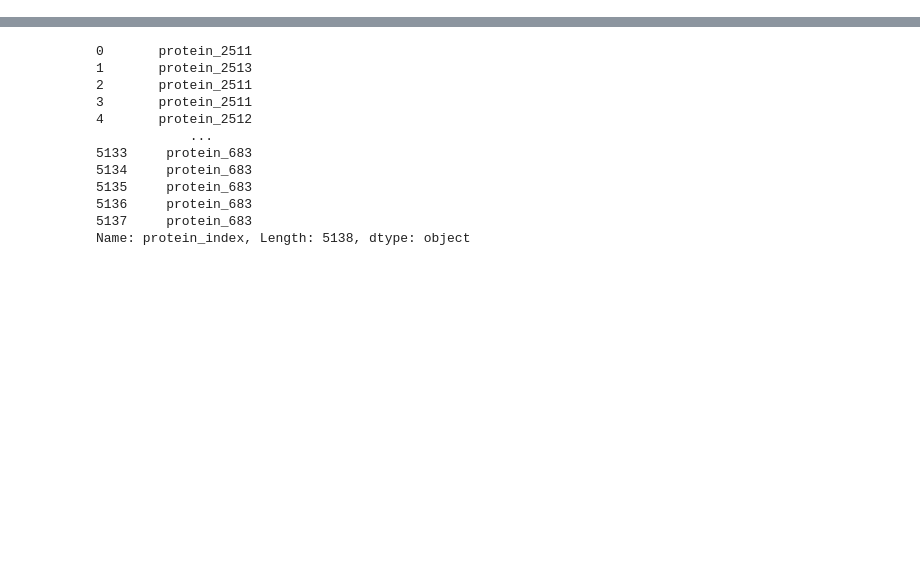
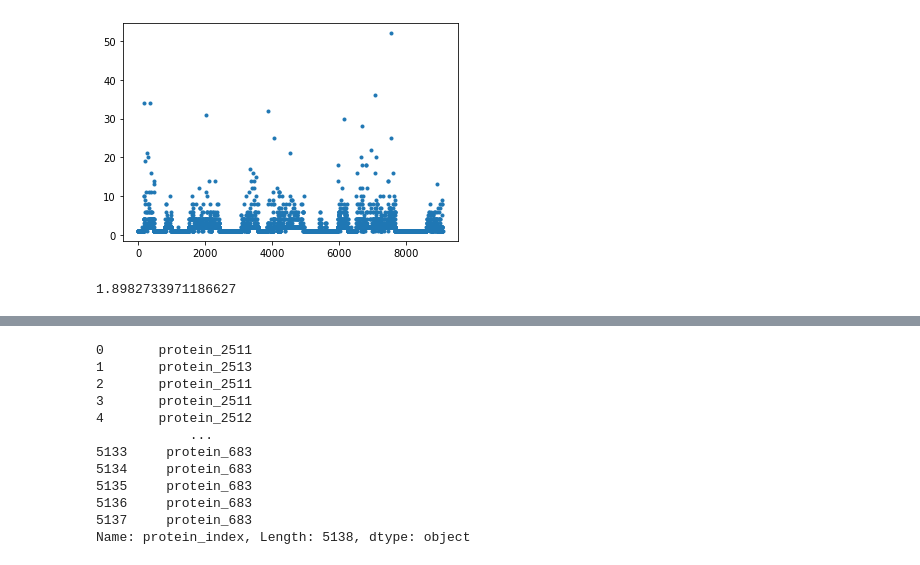
Before and after one commit to leepaul009/pri_model, a Jupyter notebook: dataset/_test_dataset.ipynb, the cells around one changed output, grey strips where cells are left out. Saved outputs shown, nothing was run; the diff lists cells and outputs as text; code cells hidden in the pictures; blank space fills up the shorter version.

```diff
--- a/dataset/_test_dataset.ipynb
+++ b/dataset/_test_dataset.ipynb
@@ -16,0 +73,16 @@ df.head(3)
+# %%
+import matplotlib.pyplot as plt
+import numpy as np
+
+complex_sizes = []
+for k,v in complex_size.items():
+    complex_sizes.append(v)
+complex_sizes = np.array(complex_sizes)
+plt.plot(complex_sizes, '.')
+plt.show()
+# %% [output]
+[figure, added]
+# %%
+complex_sizes.mean()
+# %% [output]
+1.8982733971186627
```
Also changed, not shown: parts of 13 cells of this notebook, 8 other files.
